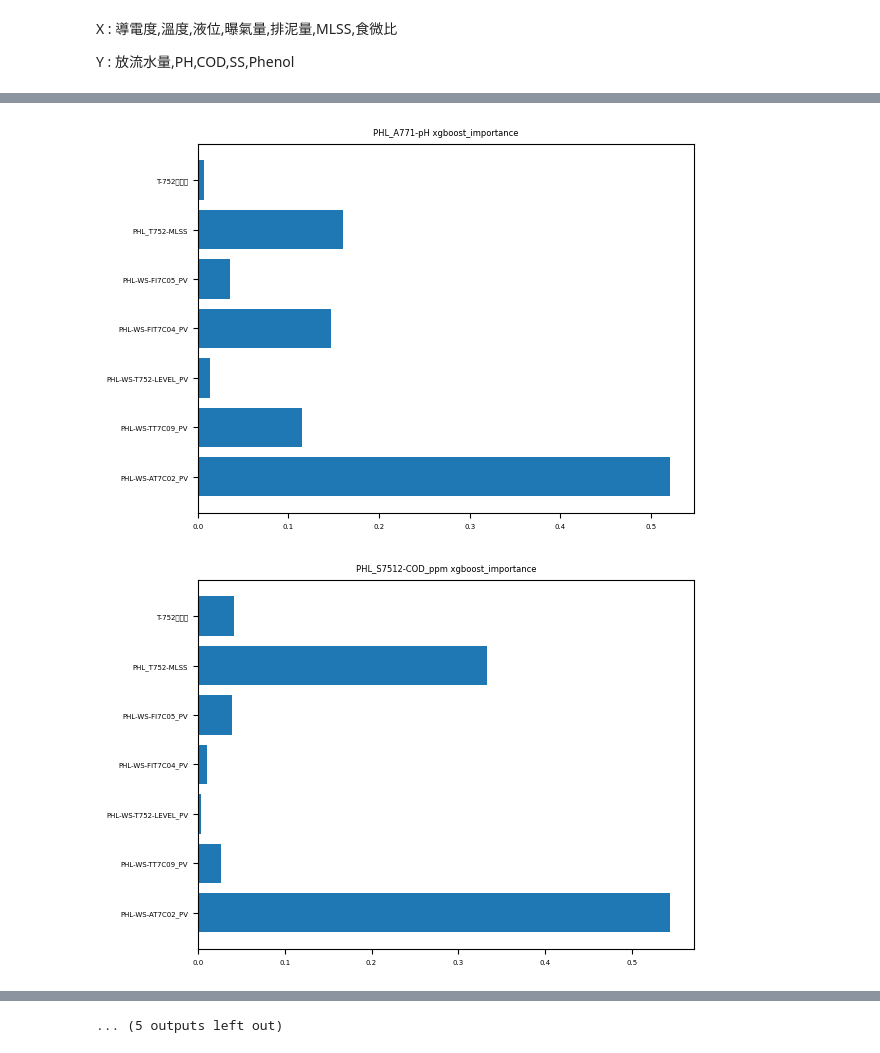
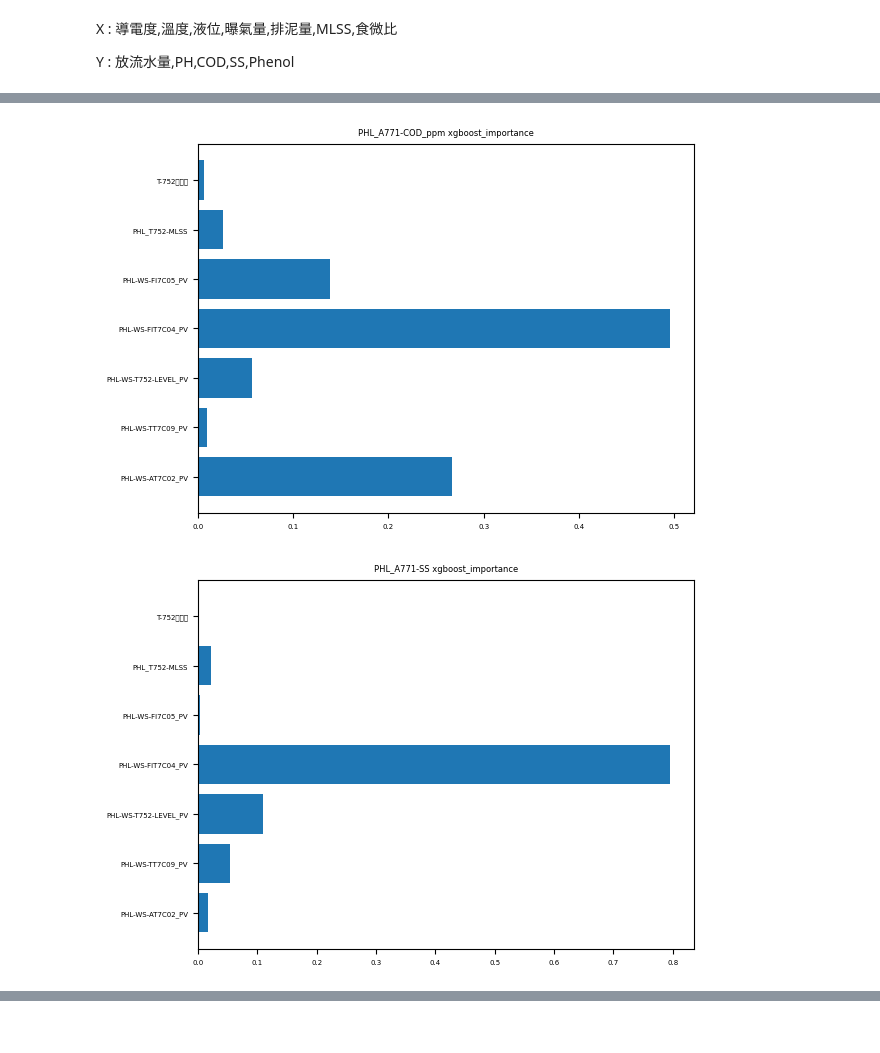
Before and after one commit to skywalker0803r/Wastewater-Biological-Treatment, a Jupyter notebook: Wastewater_Biological_Treatment(數據視覺化分析).ipynb, the cells around one changed output, grey strips where cells are left out. Saved outputs shown, nothing was run; the diff lists cells and outputs as text; code cells hidden in the pictures.

```diff
--- a/Wastewater_Biological_Treatment(數據視覺化分析).ipynb
+++ b/Wastewater_Biological_Treatment(數據視覺化分析).ipynb
@@ -210,7 +210,7 @@ X : 導電度,溫度,液位,曝氣量,排泥量,MLSS,食微比
 
 Y : 放流水量,PH,COD,SS,Phenol
 # %%
-display(專有名詞對照表)
+display(專有名詞對照表.T)
 from xgboost import XGBRegressor
 def xgboost_importance_plot(X,y,xgb_model,features_names_list,y_name):
     X_train, X_test, y_train, y_test = train_test_split(X, y, test_size=0.33, random_state=42)
@@ -220,7 +220,7 @@ def xgboost_importance_plot(X,y,xgb_model,features_names_list,y_name):
     plt.title(f'{y_name} xgboost_importance')
     plt.show()
 x_col = ['PHL-WS-AT7C02_PV','PHL-WS-TT7C09_PV','PHL-WS-T752-LEVEL_PV','PHL-WS-FIT7C04_PV','PHL-WS-FI7C05_PV','PHL_T752-MLSS','T-752食微比']
-y_col = list(set(temp_df.columns)-set(x_col))
+y_col = ['PHL_A771-COD_ppm','PHL_A771-SS','PHL_A771-PHL','PHL_A771-pH']
 for y_name in y_col:
   xgboost_importance_plot(
       X = temp_df[x_col],
@@ -236,2 +250,2 @@ for y_name in y_col:
-[figure, old version]
+[figure, new version]
-[figure, old version]
+[figure, new version]
@@ -247 +253,0 @@ for y_name in y_col:
-... (5 outputs left out)
```
Also changed, not shown: parts of 1 cell of this notebook.
